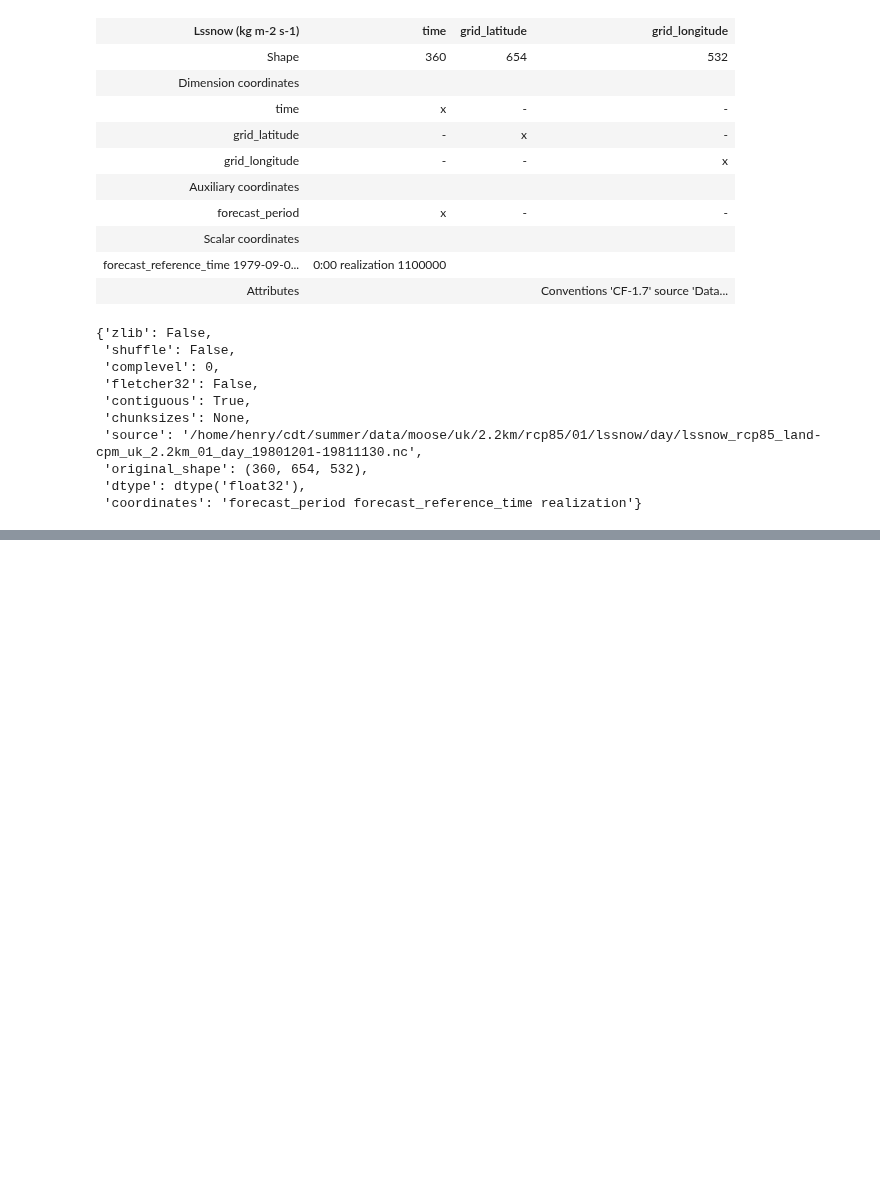
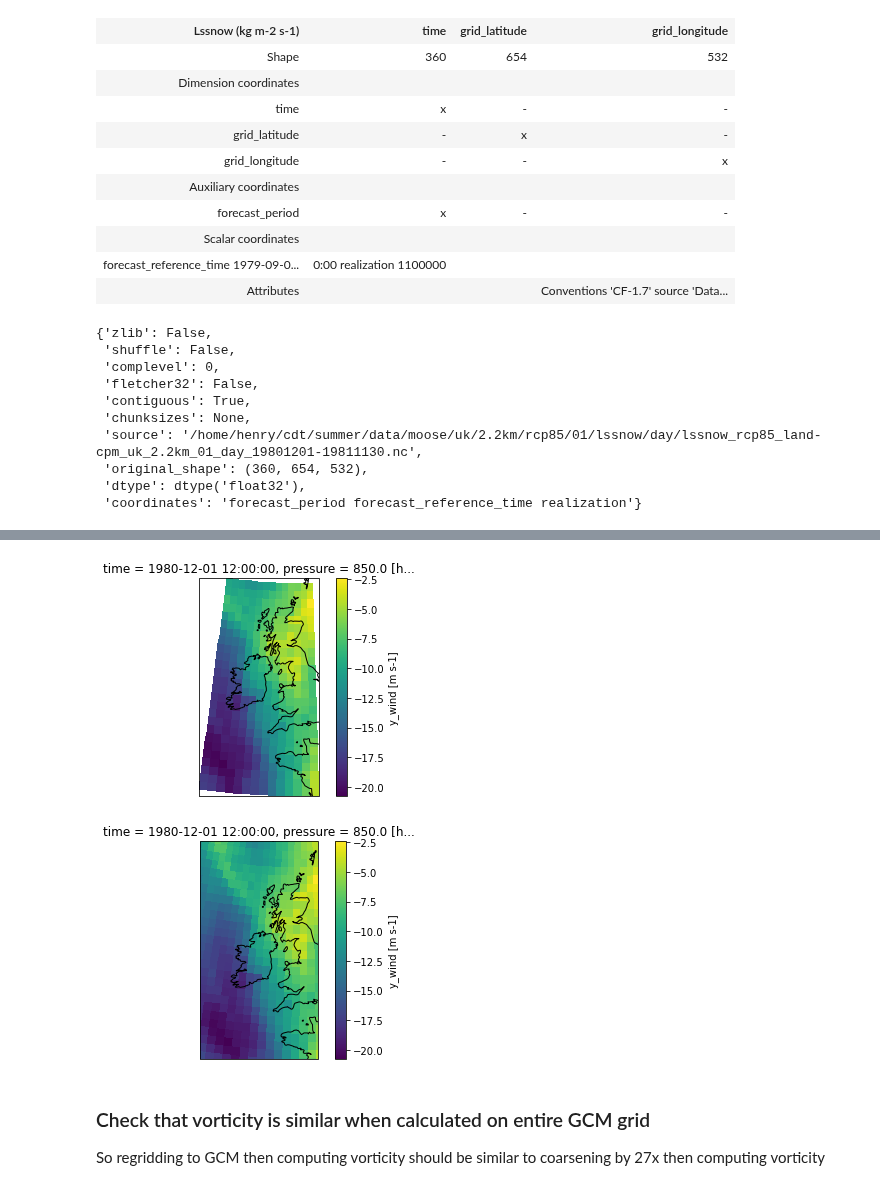
Before and after one commit to henryaddison/ml-downscaling-emulation, a Jupyter notebook: notebooks/learning/regridding-adventures.ipynb, the cells around one changed output, grey strips where cells are left out. Saved outputs shown, nothing was run; the diff lists cells and outputs as text; code cells hidden in the pictures; blank space fills up the shorter version.

```diff
--- a/notebooks/learning/regridding-adventures.ipynb
+++ b/notebooks/learning/regridding-adventures.ipynb
@@ -252,0 +277,7 @@ AttributeError: 'Dataset' object has no attribute 'clone'
+# %%
+ywind_src_cube = ywind_cpm['y_wind'].to_iris()
+ywind_src_cube.coords(src_lon_name)[0].coord_system = src_coord_sys
+ywind_src_cube.coords(src_lat_name)[0].coord_system = src_coord_sys
+
+ywind_regridded_da = xr.DataArray.from_iris(regridder(ywind_src_cube))
+ywind_reregridded_da = xr.DataArray.from_iris(cpm_regridder(gcm_regridder(ywind_src_cube)))
@@ -252,0 +303,23 @@ AttributeError: 'Dataset' object has no attribute 'clone'
+# %%
+ax = plt.axes(projection=cp_model_rotated_pole)
+
+ywind_regridded_da.isel(time=0, pressure=1).sel(latitude=slice(46,60), longitude=slice(348, 360)).plot(ax=ax, x='longitude', y='latitude', transform=platecarree)
+
+ax.coastlines()
+
+plt.show()
+
+ax = plt.axes(projection=cp_model_rotated_pole)
+
+ywind_reregridded_da.isel(time=0, pressure=1, grid_longitude=slice(0, 360)).plot(ax=ax, x='grid_longitude', y='grid_latitude', add_colorbar=True, transform=cp_model_rotated_pole)
+
+ax.coastlines()
+
+plt.show()
+# %% [output]
+[figure, added]
+[figure, added]
+# %% [markdown]
+### Check that vorticity is similar when calculated on entire GCM grid
+
+So regridding to GCM then computing vorticity should be similar to coarsening by 27x then computing vorticity
```
Also changed, not shown: parts of 25 cells of this notebook.
